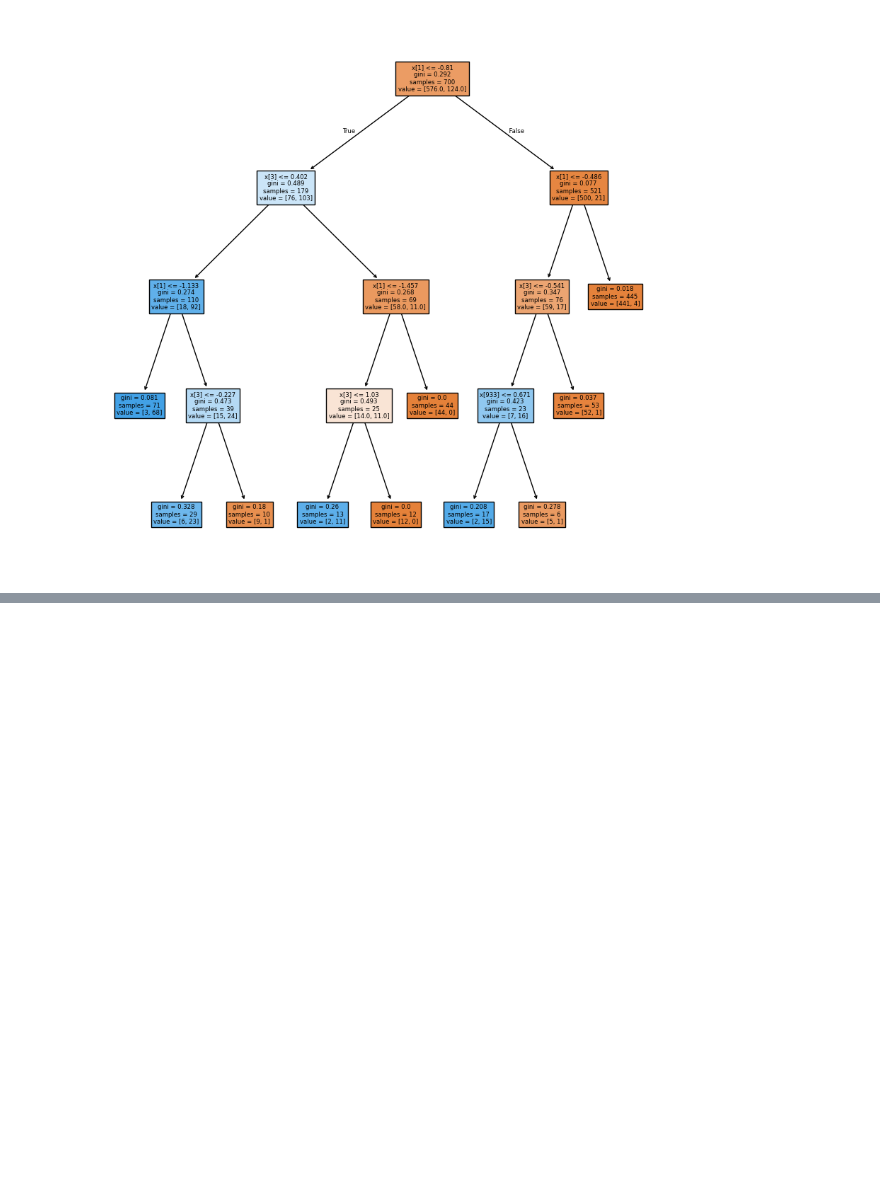
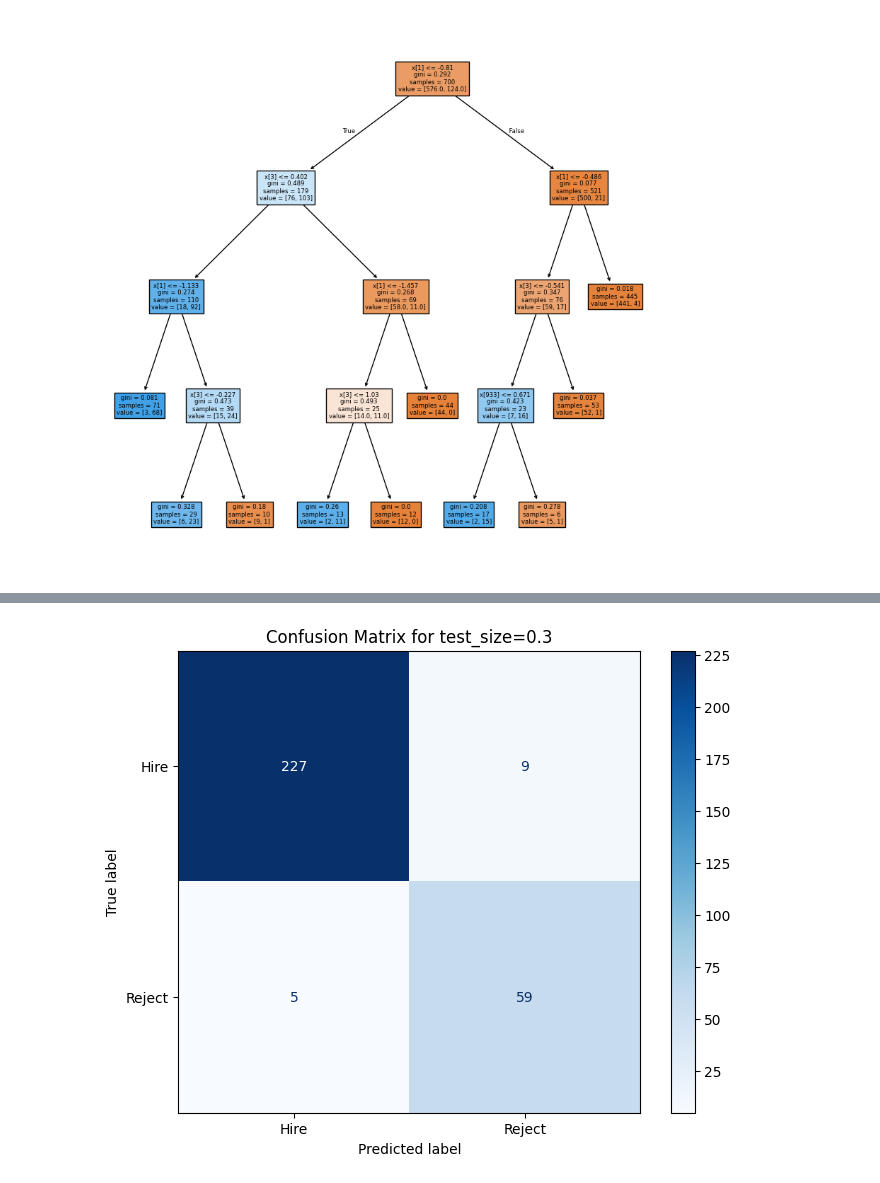
Before and after one commit to Krishna-Dhawangale/Resume-Screening-Machine-Learning-, a Jupyter notebook: Resume_Screening(Decision_Tree).ipynb, the cells around one changed output, grey strips where cells are left out. Saved outputs shown, nothing was run; the diff lists cells and outputs as text; code cells hidden in the pictures; blank space fills up the shorter version.

```diff
--- a/Resume_Screening(Decision_Tree).ipynb
+++ b/Resume_Screening(Decision_Tree).ipynb
@@ -330,0 +571,14 @@ tree.plot_tree(recruiter_decision_classifier, filled=True)
+# %%
+import matplotlib.pyplot as plt
+from sklearn.metrics import confusion_matrix, ConfusionMatrixDisplay
+
+# Confusion Matrix for test_size=0.3
+cm_0_3 = confusion_matrix(Y_test_0_3, Y_pred_0_3, labels=recruiter_decision_classifier_0_3.classes_)
+disp_0_3 = ConfusionMatrixDisplay(confusion_matrix=cm_0_3, display_labels=recruiter_decision_classifier_0_3.classes_)
+
+fig_0_3, ax_0_3 = plt.subplots(figsize=(8, 6))
+disp_0_3.plot(ax=ax_0_3, cmap=plt.cm.Blues)
+ax_0_3.set_title('Confusion Matrix for test_size=0.3')
+plt.show()
+# %% [output]
+[figure, added]
```
Also changed, not shown: parts of 20 cells of this notebook.
